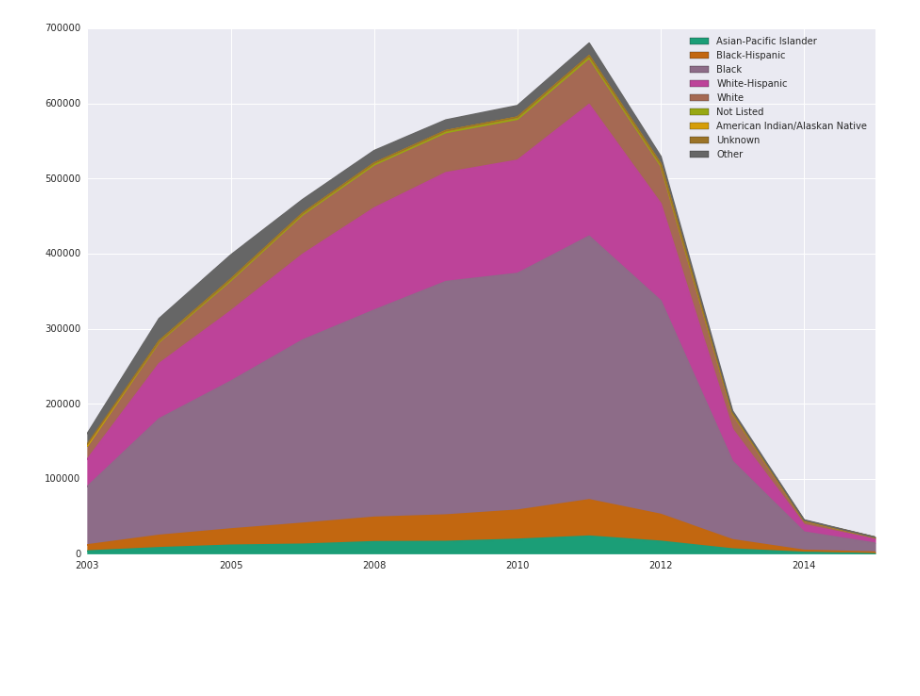
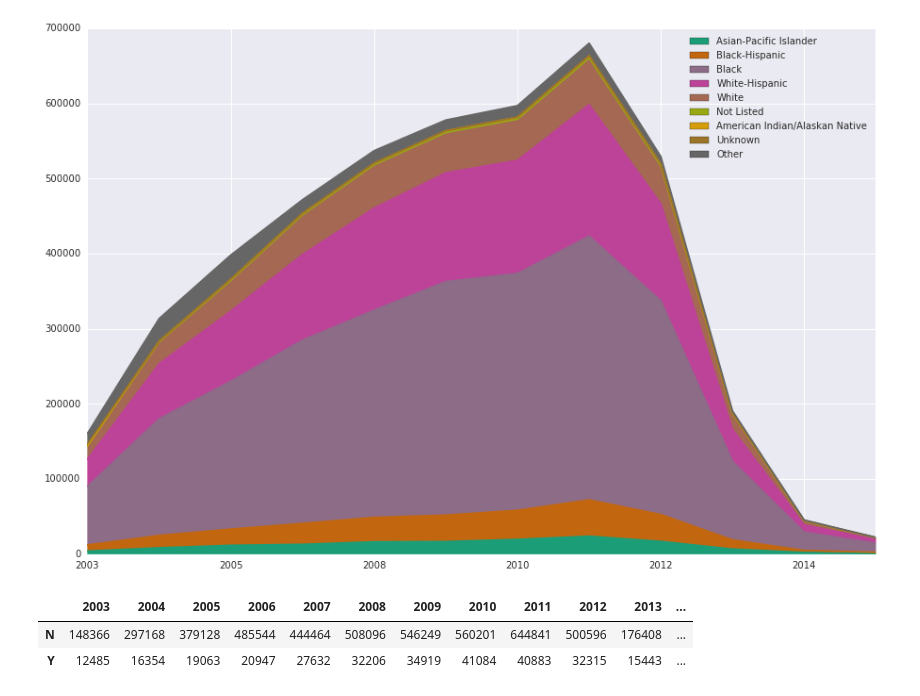
Before and after one commit to michellemho/ads_proj, a Jupyter notebook: nypd_sqf_data.ipynb, the cells around one changed output. Cells and saved outputs as stored; diff of their text form; code cells hidden in the pictures; blank space fills up the shorter version.

```diff
--- a/nypd_sqf_data.ipynb
+++ b/nypd_sqf_data.ipynb
@@ -154,3 +154,23 @@ df_sqf_race.plot.area(figsize=(15,10), colormap='Dark2')
 <matplotlib.axes._subplots.AxesSubplot at 0x...>
 <matplotlib.figure.Figure at 0x...>
 [figure]
+# %%
+def arrest_count(year):
+    file_path = 'data/{}.csv'.format(year)
+    with open(file_path, 'r') as csv_file:
+        reader = csv.reader(csv_file,delimiter = ",")
+        arrest_count={
+            'Y': 0,
+            'N': 0
+        }
+        for row in reader:
+            if row[14] == 'Y':
+                arrest_count['Y'] += 1
+            elif row[14] == 'N':
+                arrest_count['N'] += 1
+
+        return arrest_count
+# %%
+df_arrestcount = {}
+for year in range(2003, 2016):
+    df_arrestcount['{}'.format(year)] = arrest_count(year)
@@ -156,0 +179,6 @@ df_sqf_race.plot.area(figsize=(15,10), colormap='Dark2')
+# %%
+pd_arrests
+# %% [output]
+|  | 2003 | 2004 | 2005 | 2006 | 2007 | 2008 | 2009 | 2010 | 2011 | 2012 | 2013 | ... |
+| N | 148366 | 297168 | 379128 | 485544 | 444464 | 508096 | 546249 | 560201 | 644841 | 500596 | 176408 | ... |
+| Y | 12485 | 16354 | 19063 | 20947 | 27632 | 32206 | 34919 | 41084 | 40883 | 32315 | 15443 | ... |
```
Also changed, not shown: parts of 6 cells of this notebook.
